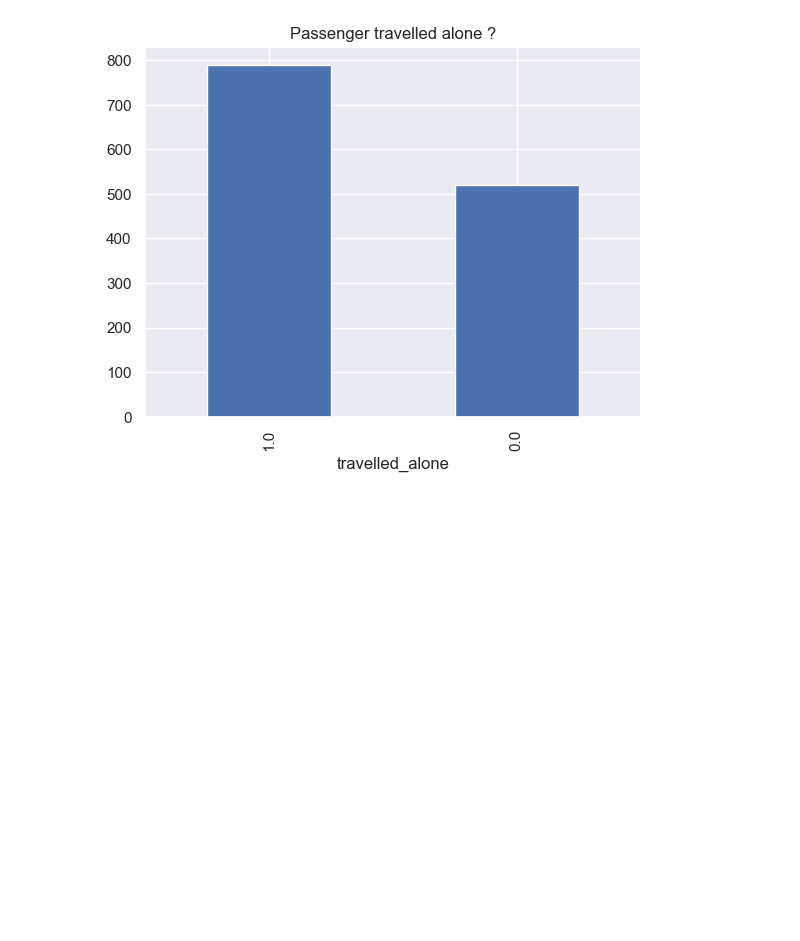
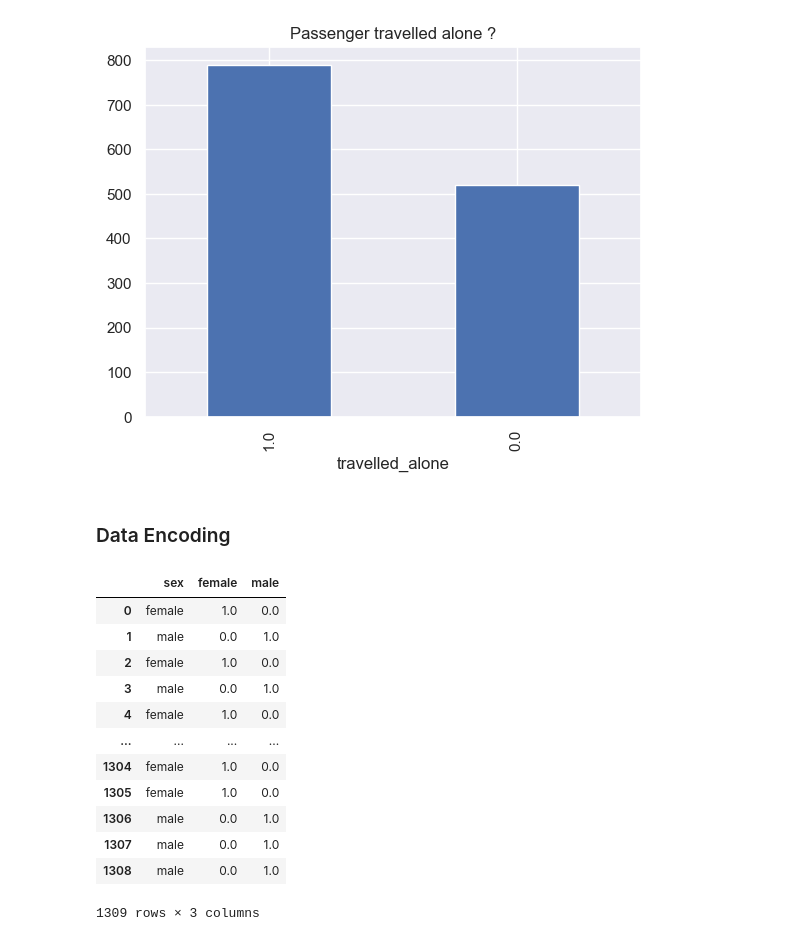
Before and after one commit to thisisouvik/ML-Concepts, a Jupyter notebook: Scikit-Learn/scikit-learn.ipynb, the cells around one changed output. Cells and saved outputs as stored; diff of their text form; code cells hidden in the pictures; blank space fills up the shorter version.

```diff
--- a/Scikit-Learn/scikit-learn.ipynb
+++ b/Scikit-Learn/scikit-learn.ipynb
@@ -205,3 +205,23 @@ df['travelled_alone'].value_counts().plot(title='Passenger travelled alone ?', k
 # %% [output]
 <Axes: title={'center': 'Passenger travelled alone ?'}, xlabel='travelled_alone'>
 [figure]
+# %% [markdown]
+### Data Encoding
+# %%
+from sklearn.preprocessing import OneHotEncoder
+df[['female', 'male']] = OneHotEncoder().fit_transform(df[['sex']]).toarray()
+df[['sex', 'female', 'male']]
+# %% [output]
+|  | sex | female | male |
+| 0 | female | 1.0 | 0.0 |
+| 1 | male | 0.0 | 1.0 |
+| 2 | female | 1.0 | 0.0 |
+| 3 | male | 0.0 | 1.0 |
+| 4 | female | 1.0 | 0.0 |
+| ... | ... | ... | ... |
+| 1304 | female | 1.0 | 0.0 |
+| 1305 | female | 1.0 | 0.0 |
+| 1306 | male | 0.0 | 1.0 |
+| 1307 | male | 0.0 | 1.0 |
+| 1308 | male | 0.0 | 1.0 |
+1309 rows × 3 columns
```
Also changed, not shown: parts of 1 cell of this notebook.
